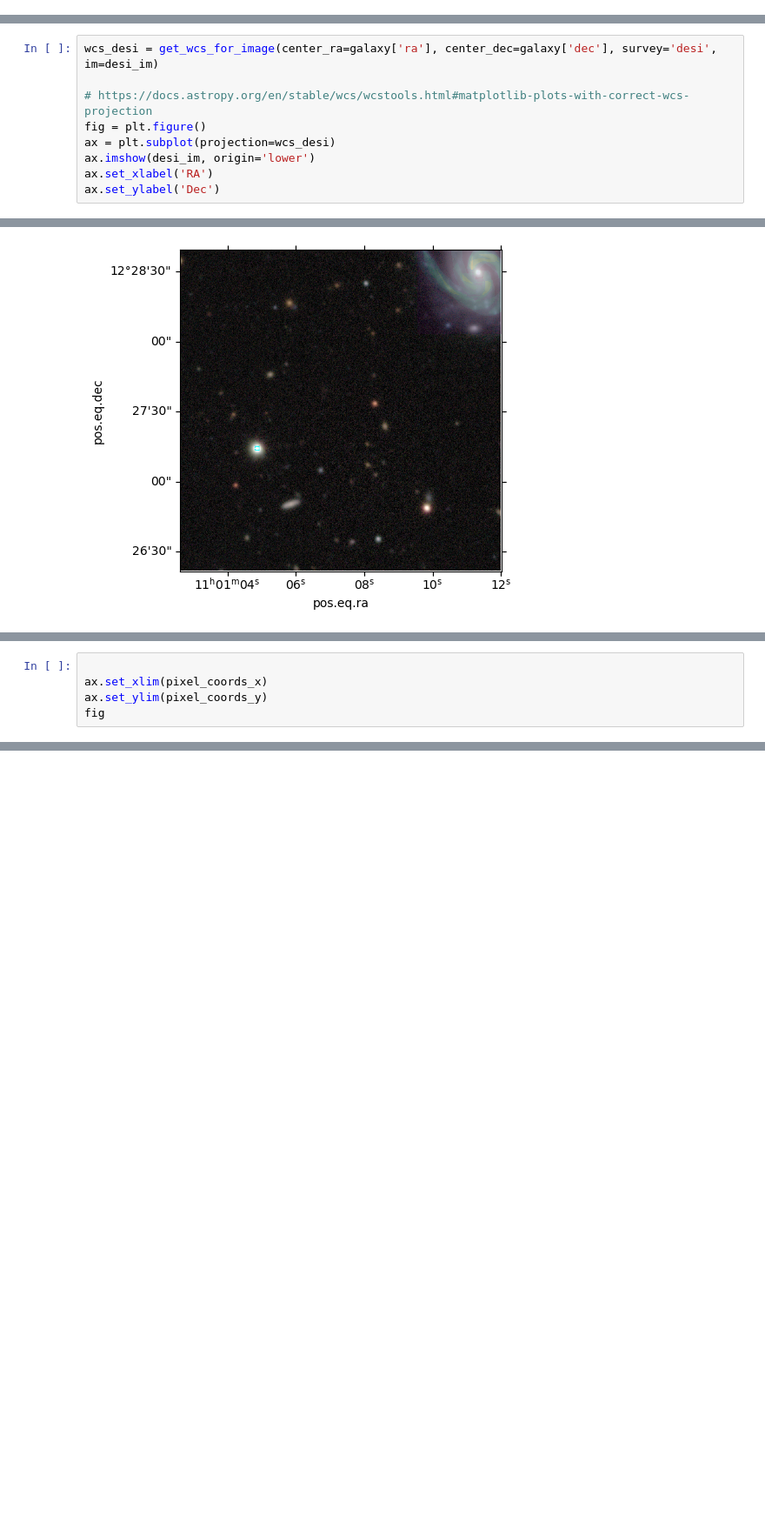
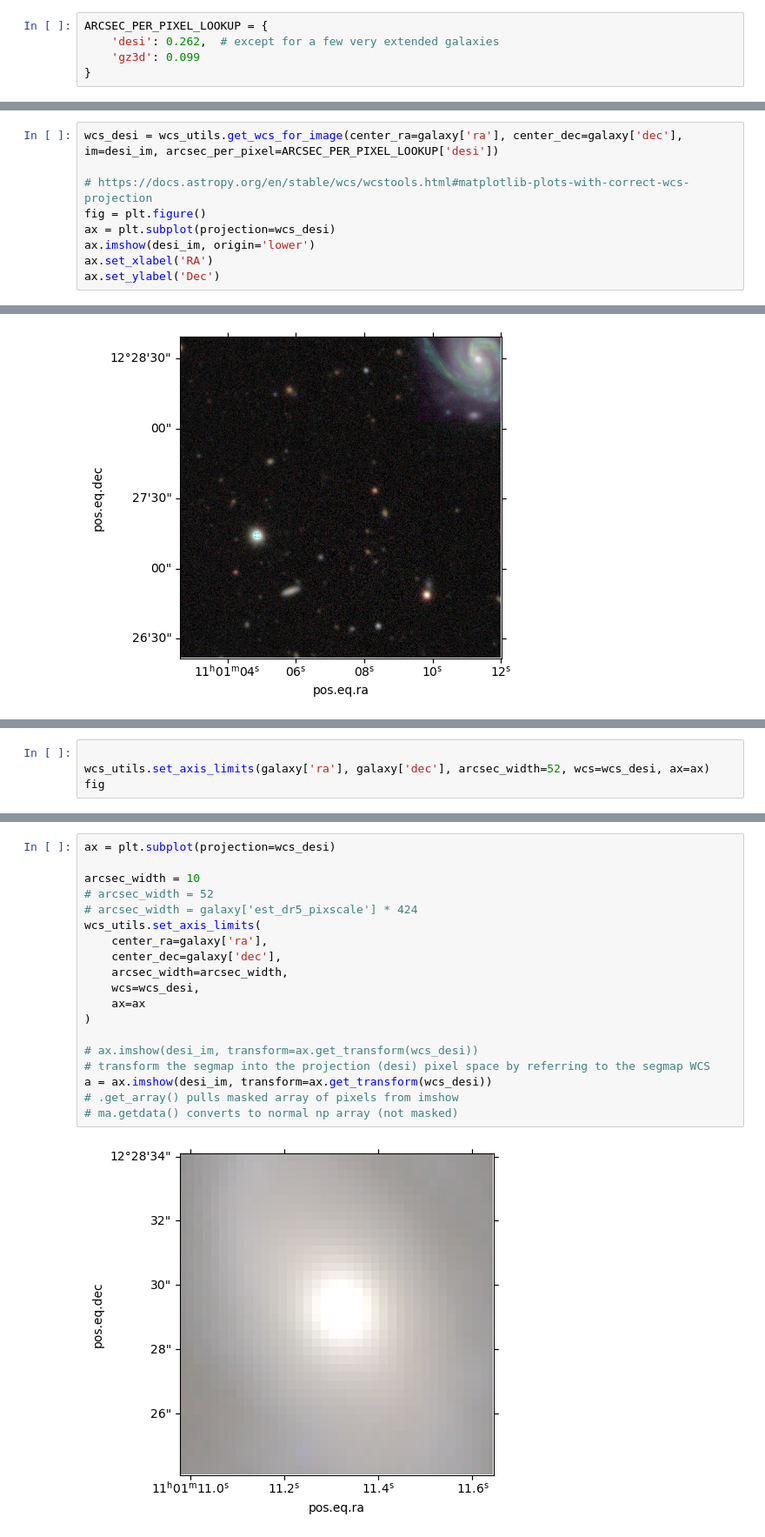
Before and after one commit to mwalmsley/zoobot-3d, a Jupyter notebook: wcs_experiments.ipynb, the cells around one changed output, grey strips where cells are left out. Shown at 87% size. Saved outputs shown, nothing was run; the diff lists cells and outputs as text; blank space fills up the shorter version.

Commit message:
work on dataloader
WCS works but is so slow/complicated
I will just redownload with correct center...

```diff
--- a/wcs_experiments.ipynb
+++ b/wcs_experiments.ipynb
@@ -15,3 +20,8 @@ import utils
+# %%
+ARCSEC_PER_PIXEL_LOOKUP = {
+    'desi': 0.262,  # except for a few very extended galaxies
+    'gz3d': 0.099
+}
 # %%
 df = pd.read_csv('/Users/user/repos/zoobot-3d/data/gz3d_and_gz_desi_master_catalog.csv')
 galaxy = df.iloc[32]
@@ -87,5 +58,5 @@ def get_wcs_for_image(center_ra: float, center_dec: float, im: np.array, survey=
 # %%
-wcs_desi = get_wcs_for_image(center_ra=galaxy['ra'], center_dec=galaxy['dec'], survey='desi', im=desi_im)
+wcs_desi = wcs_utils.get_wcs_for_image(center_ra=galaxy['ra'], center_dec=galaxy['dec'], im=desi_im, arcsec_per_pixel=ARCSEC_PER_PIXEL_LOOKUP['desi'])
 
 # https://docs.astropy.org/en/stable/wcs/wcstools.html#matplotlib-plots-with-correct-wcs-projection
 fig = plt.figure()
@@ -146,5 +99,0 @@ array([388.60350453, 582.39109137])
-# %%
-
-ax.set_xlim(pixel_coords_x)
-ax.set_ylim(pixel_coords_y)
-fig
@@ -152,0 +100,4 @@ fig
+# %%
+
+wcs_utils.set_axis_limits(galaxy['ra'], galaxy['dec'], arcsec_width=52, wcs=wcs_desi, ax=ax)
+fig
@@ -152,0 +106,21 @@ fig
+# %%
+ax = plt.subplot(projection=wcs_desi)
+
+arcsec_width = 10
+# arcsec_width = 52
+# arcsec_width = galaxy['est_dr5_pixscale'] * 424
+wcs_utils.set_axis_limits(
+    center_ra=galaxy['ra'],
+    center_dec=galaxy['dec'],
+    arcsec_width=arcsec_width,
+    wcs=wcs_desi,
+    ax=ax
+)
+
+# ax.imshow(desi_im, transform=ax.get_transform(wcs_desi))
+# transform the segmap into the projection (desi) pixel space by referring to the segmap WCS
+a = ax.imshow(desi_im, transform=ax.get_transform(wcs_desi))
+# .get_array() pulls masked array of pixels from imshow
+# ma.getdata() converts to normal np array (not masked)
+# %% [output]
+[figure, added]
```
Also changed, not shown: parts of 10 cells of this notebook, 9 other files.
